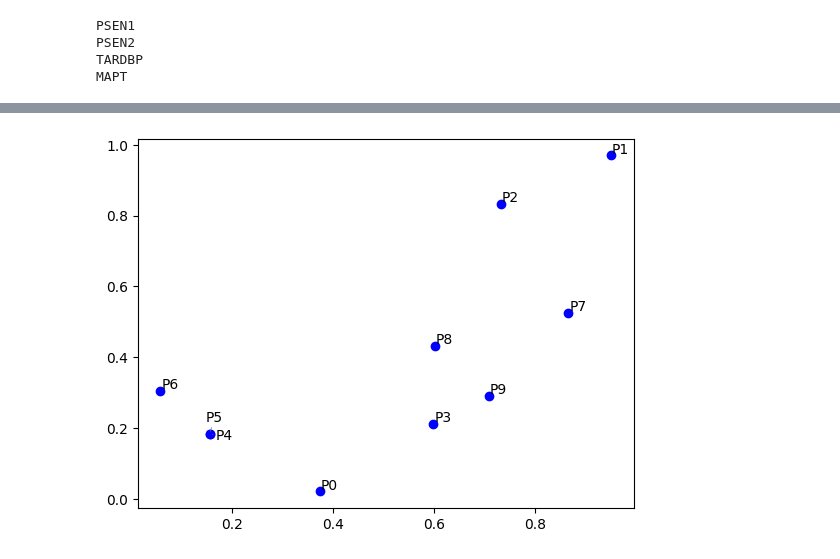
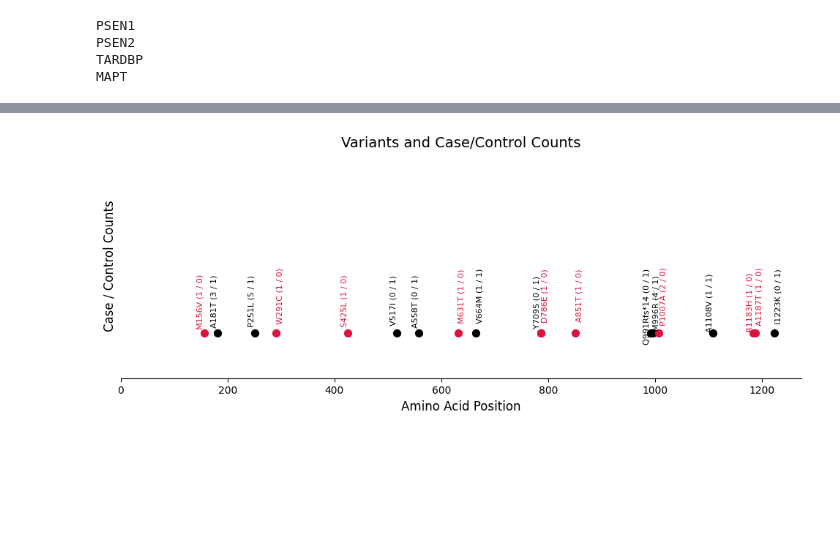
Before and after one commit to TauConsortium/variant-visualizer, a Jupyter notebook: playground.ipynb, the cells around one changed output, grey strips where cells are left out. Cells and saved outputs as stored; diff of their text form; code cells hidden in the pictures; blank space fills up the shorter version.

```diff
--- a/playground.ipynb
+++ b/playground.ipynb
@@ -130,34 +130,44 @@ plt.show()
-# %%
-import numpy as np
-import pandas as pd
-import matplotlib.pyplot as plt
-import plotly.express as px
-from adjustText import adjust_text
-
-# Sample Data
-np.random.seed(42)
-df = pd.DataFrame({
-    'x': np.random.rand(10),
-    'y': np.random.rand(10),
-    'label': [f'P{i}' for i in range(10)]
-})
-
-# Create Plotly Scatter Plot
-fig = px.scatter(df, x='x', y='y', text='label', title="Plotly with Repelled Labels")
-
-# Convert to Matplotlib
-fig_mpl = fig.to_image(format="png")
-
-# Plot with Matplotlib
-fig, ax = plt.subplots()
-ax.scatter(df['x'], df['y'], color='blue')
-
-# Add labels
-texts = [plt.text(df['x'][i], df['y'][i], df['label'][i], fontsize=10) for i in range(len(df))]
-
-# Adjust Text Positions to Minimize Overlap
-adjust_text(texts, arrowprops=dict(arrowstyle="-", color='gray', lw=0.5))
-
-plt.show()
-# %% [output]
-[figure, removed]
+# %%
+import pandas as pd
+import matplotlib.pyplot as plt
+from adjustText import adjust_text
+
+# Load the variants data
+variants = pd.read_csv("output/old/NPC1_variants.txt", sep="\t")  # Adjust separator if needed
+
+# Set up the figure
+fig, ax = plt.subplots(figsize=(12, 4))
+
+texts = []  # List to hold text elements for adjustText
+
+# Scatter plot for variants
+for _, row in variants.iterrows():
+    color = "crimson" if row["control"] == 0 else "black"
+    if row["case"] == 0 and row["control"] == 0:
+        continue
+
+    ax.scatter(row["AA"], 0, color=color, s=50)  # Plot variant position
+
+    # Create text labels and store them for adjustment
+    texts.append(ax.text(row["AA"], 0.05, f"{row["variant"]} ({row["case"]} / {row["control"]})", rotation=90, ha="center", fontsize=8, color=color))
+    # texts.append(ax.text(row["AA"], 0.1, str(row["case"]), ha="center", fontsize=8, color=color))
+    # texts.append(ax.text(row["AA"], 0.15, str(row["control"]), ha="center", fontsize=8, color=color))
+
+# Adjust text to prevent overlap
+adjust_text(texts, arrowprops=dict(arrowstyle="-", color="gray", lw=0.5))
+
+# Formatting
+ax.set_xlim(0, variants["AA"].max() + 50)  # Adjust x-axis based on data
+ax.set_ylim(-0.05, 0.2)
+ax.set_xlabel("Amino Acid Position", fontsize=12)
+ax.set_ylabel("Case / Control Counts", fontsize=12)  # Add y-axis label
+ax.set_yticks([])
+
+ax.spines["top"].set_visible(False)
+ax.spines["right"].set_visible(False)
+ax.spines["left"].set_visible(False)
+
+plt.title("Variants and Case/Control Counts", fontsize=14)
+plt.show()
+# %% [output]
+[figure, added]
```
Also changed, not shown: parts of 1 cell of this notebook, 1 other file.
